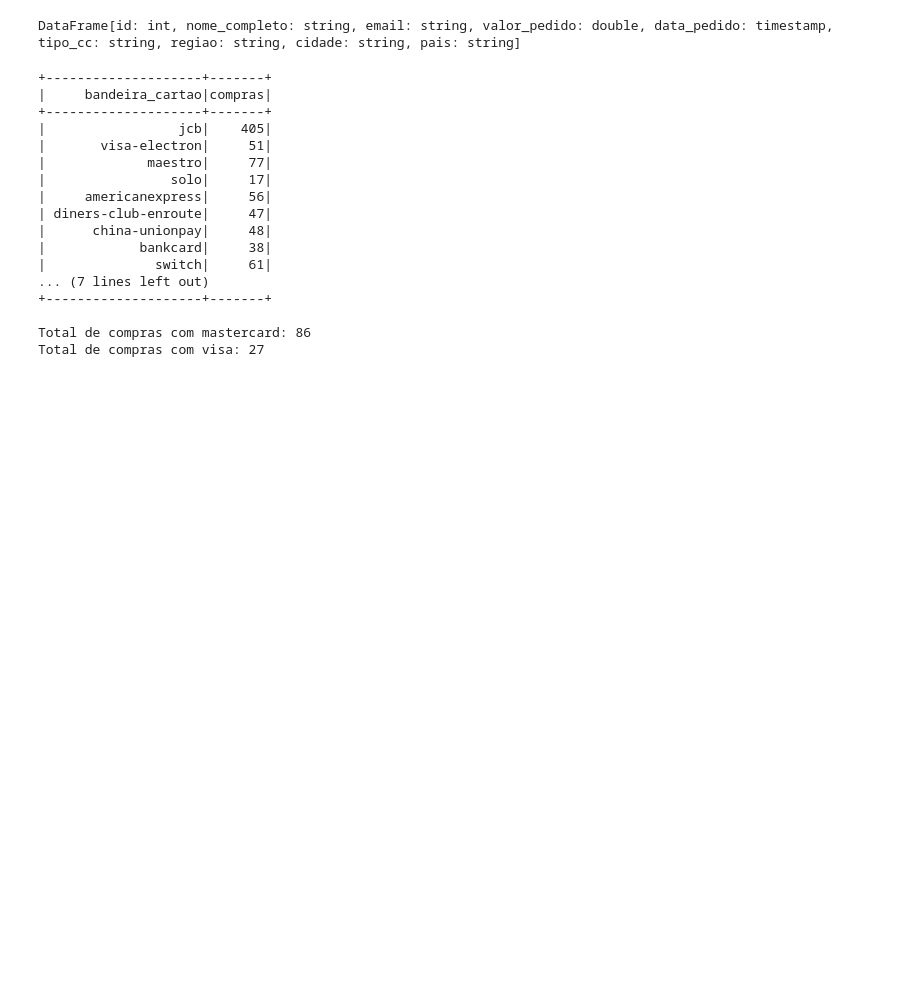
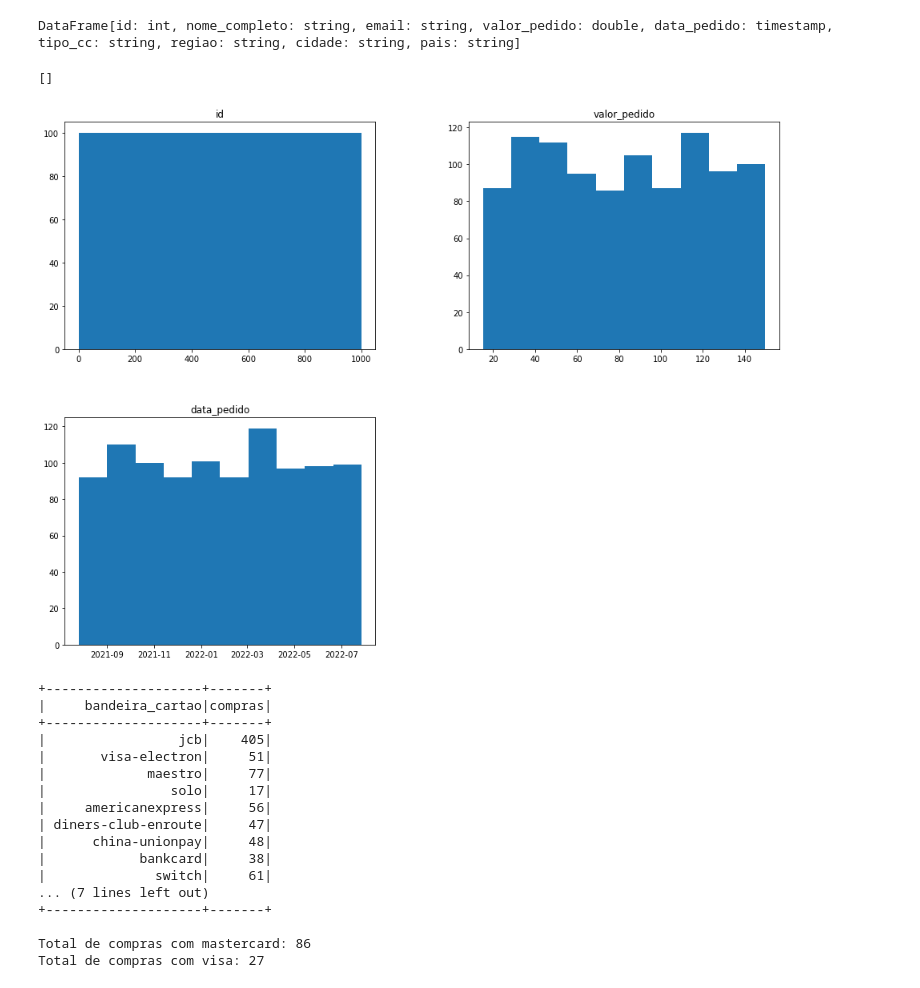
Before and after one commit to Kelvin-CB/ETL-PySpark-DeltaLake, a Jupyter notebook: consumo_de_dados.ipynb, the cells around one changed output. Drawn from its saved outputs; the diff is of its cells as text; code cells hidden in the pictures; blank space fills up the shorter version.

Commit message:
Refatoracao e adicao de imagens para o readme

```diff
--- a/consumo_de_dados.ipynb
+++ b/consumo_de_dados.ipynb
@@ -70,6 +50,14 @@ display(df)
  pais          | United States
 only showing top 4 rows
 DataFrame[id: int, nome_completo: string, email: string, valor_pedido: double, data_pedido: timestamp, tipo_cc: string, regiao: string, cidade: string, pais: string]
+# %%
+df_pandas = df.toPandas()
+df_pandas.hist(figsize=(16,12),grid=False)
+plt.title("Dispersão dos dados")
+plt.plot()
+# %% [output]
+[]
+[figure, added]
 # %%
 #Agrupamento dos dados referentes a bandeira dos cartões utilizados e contagem das bandeiras visa e mastercard
 
```
Also changed, not shown: parts of 4 cells of this notebook, 5 other files.
